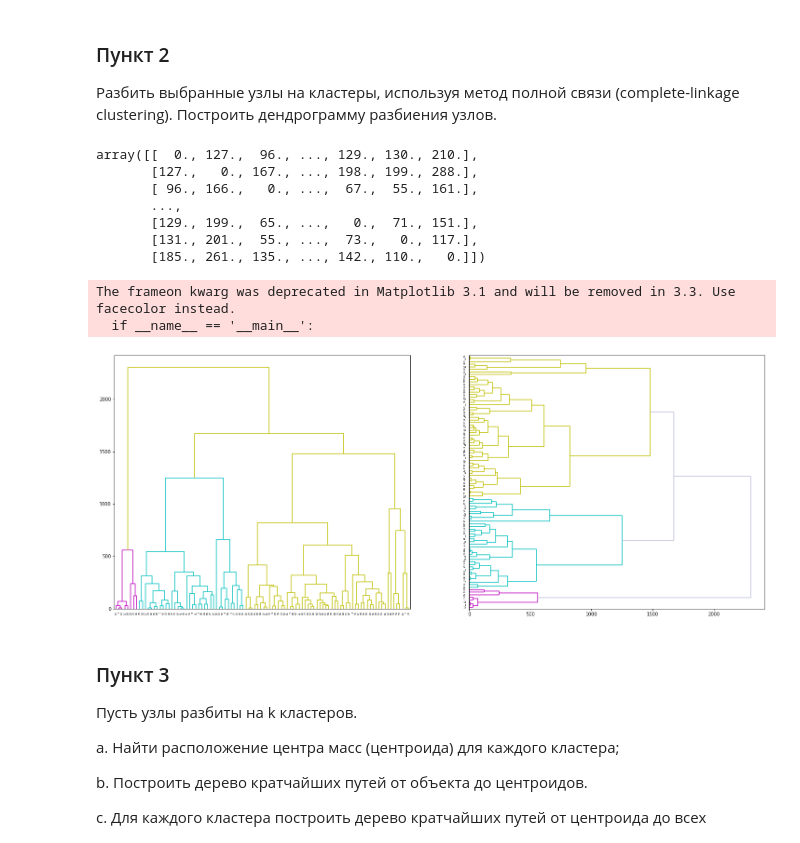
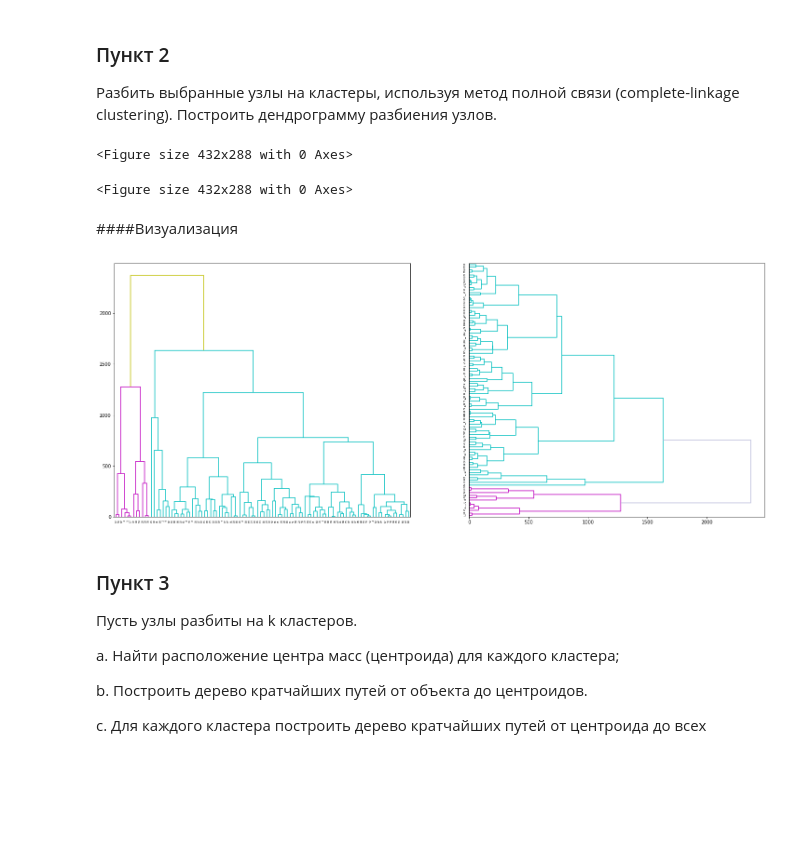
Before and after one commit to oksanamda/OSM-Graphs, a Jupyter notebook: python-things/mygraphs.ipynb, the cells around one changed output. Drawn from its saved outputs; the diff is of its cells as text; code cells hidden in the pictures; blank space fills up the shorter version.

```diff
--- a/python-things/mygraphs.ipynb
+++ b/python-things/mygraphs.ipynb
@@ -850,0 +759,16 @@ tree_choosen = dijkstra_heap(G, index)
+# %%
+# используем функциии из 1п4
+
+stack = []
+
+tree_to_stack(stack, (hosp_index, 0, False), small_tree_dict_adj[hosp_index])
+
+# общая длина дерева
+weights_of_hosp = weight_reduced_tree(stack, apartments_values)
+
+#сумма кратчайших путей
+for i in range (N):
+  sum_shortest_paths = sum(short_path_hosp_to_ap[number][0])
+
+
+sum_shortest_paths = int(sum_shortest_paths)
@@ -858,18 +796,24 @@ from scipy.cluster.hierarchy import linkage, dendrogram, set_link_color_palette
-# %%
-path_matrix = np.empty([len(apartments_values), len(apartments_values)])
-for i in range(len(apartments_values)):
-  for j in range(len(apartments_values)):
-    path_matrix[i][j] = nx.dijkstra_path_length(G, apartments_values[i], apartments_values[j])
-# %%
-path_matrix
-# %% [output]
-array([[  0., 127.,  96., ..., 129., 130., 210.],
-       [127.,   0., 167., ..., 198., 199., 288.],
-       [ 96., 166.,   0., ...,  67.,  55., 161.],
-       ...,
-       [129., 199.,  65., ...,   0.,  71., 151.],
-       [131., 201.,  55., ...,  73.,   0., 117.],
-       [185., 261., 135., ..., 142., 110.,   0.]])
+# %%
+# создаем матрицу для работы далее
+ap_path_matrix = np.zeros([len(apartments_values), len(apartments_values)])
+strange_nodes = []
+
+for i in range(len(apartments_values)):
+  for j in range(len(apartments_values)):
+    i1  = np.where(new_nodes == apartments_values[i])[0][0]
+    i2  = np.where(new_nodes == apartments_values[j])[0][0]
+    if short_path_matrix[i1][i2] == 10**10:
+      ap_path_matrix[i][j] == 0
+      if not i1 == i2:
+        strange_nodes.append((i,j))
+    else:
+      ap_path_matrix[i][j] = short_path_matrix[i1][i2]
+
+for i,j in strange_nodes:
+   ap_path_matrix[i][j] =  ap_path_matrix[j][i]
 # %%
-our_clusters = linkage(path_matrix, method='complete')
+our_clusters = linkage(ap_path_matrix, method='complete')
 plt.figure()
+# %% [output]
+<Figure size 432x288 with 0 Axes>
+<Figure size 432x288 with 0 Axes>
@@ -878,20 +820,20 @@ print(our_clusters)
+# %% [markdown]
+####Визуализация
 # %%
 set_link_color_palette(['m', 'c', 'y', 'k'])
 fig, axes = plt.subplots(1, 2, figsize=(25, 10))
 dn1 = dendrogram(our_clusters, ax=axes[0], above_threshold_color='y',
                  orientation='top')
 dn2 = dendrogram(our_clusters, ax=axes[1], above_threshold_color='#bcbddc',
                  orientation='right')
 #plt.savefig('dendrogram', dpi=500, orientation='portrait', papertype=None,
-            format=None, transparent=False, bbox_inches=None, pad_inches=0.1,
-            frameon=None, metadata=None)
+            #format=None, transparent=False, bbox_inches=None, pad_inches=0.1,
+            #frameon=None, metadata=None)
 
 set_link_color_palette(None)  # reset to default after use
 plt.show()
 # %% [output]
-The frameon kwarg was deprecated in Matplotlib 3.1 and will be removed in 3.3. Use facecolor instead.
-  if __name__ == '__main__':
-[figure, old version]
+[figure, new version]
 # %% [markdown]
 ### Пункт 3
 Пусть узлы разбиты на k кластеров.
```
Also changed, not shown: parts of 143 cells of this notebook, 19 other files.
